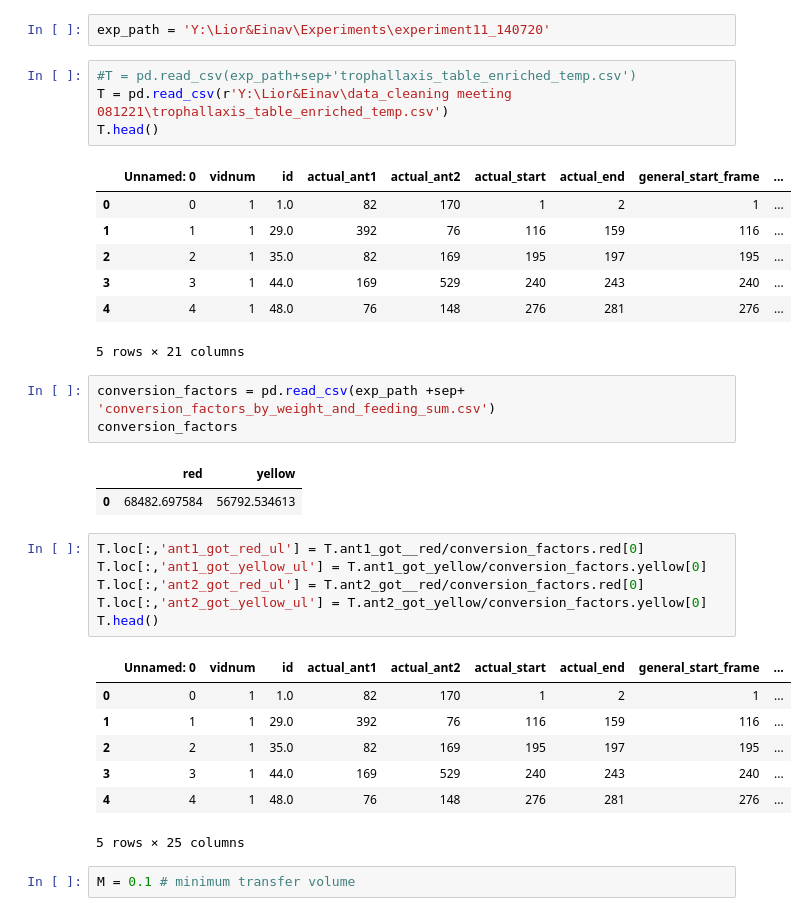
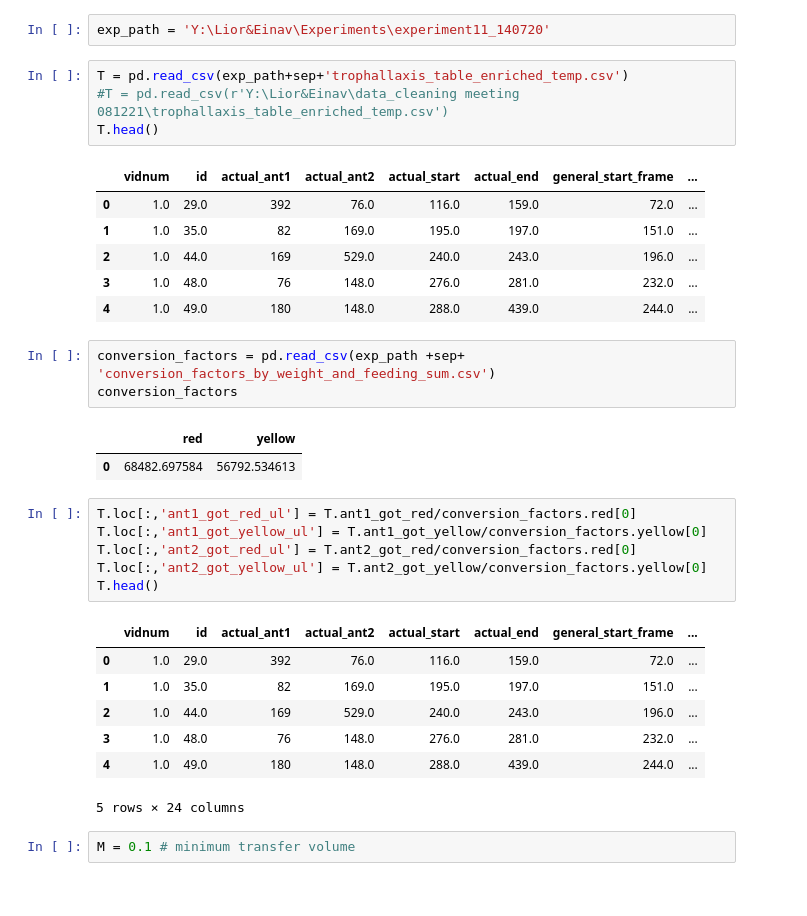
Before and after one commit to liorbalti/TwoColorAnts, a Jupyter notebook: Interaction measurements statistics.ipynb, the cells around one changed output. Saved outputs shown, nothing was run; the diff lists cells and outputs as text.

```diff
--- a/Interaction measurements statistics.ipynb
+++ b/Interaction measurements statistics.ipynb
@@ -7,17 +7,16 @@ import seaborn as sns
 # %%
 exp_path = 'Y:\Lior&Einav\Experiments\experiment11_140720'
 # %%
-#T = pd.read_csv(exp_path+sep+'trophallaxis_table_enriched_temp.csv')
-T = pd.read_csv(r'Y:\Lior&Einav\data_cleaning meeting 081221\trophallaxis_table_enriched_temp.csv')
+T = pd.read_csv(exp_path+sep+'trophallaxis_table_enriched_temp.csv')
+#T = pd.read_csv(r'Y:\Lior&Einav\data_cleaning meeting 081221\trophallaxis_table_enriched_temp.csv')
 T.head()
 # %% [output]
-|  | Unnamed: 0 | vidnum | id | actual_ant1 | actual_ant2 | actual_start | actual_end | general_start_frame | ... |
-| 0 | 0 | 1 | 1.0 | 82 | 170 | 1 | 2 | 1 | ... |
-| 1 | 1 | 1 | 29.0 | 392 | 76 | 116 | 159 | 116 | ... |
-| 2 | 2 | 1 | 35.0 | 82 | 169 | 195 | 197 | 195 | ... |
-| 3 | 3 | 1 | 44.0 | 169 | 529 | 240 | 243 | 240 | ... |
-| 4 | 4 | 1 | 48.0 | 76 | 148 | 276 | 281 | 276 | ... |
+|  | vidnum | id | actual_ant1 | actual_ant2 | actual_start | actual_end | general_start_frame | ... |
+| 0 | 1.0 | 29.0 | 392 | 76.0 | 116.0 | 159.0 | 72.0 | ... |
+| 1 | 1.0 | 35.0 | 82 | 169.0 | 195.0 | 197.0 | 151.0 | ... |
+| 2 | 1.0 | 44.0 | 169 | 529.0 | 240.0 | 243.0 | 196.0 | ... |
+| 3 | 1.0 | 48.0 | 76 | 148.0 | 276.0 | 281.0 | 232.0 | ... |
+| 4 | 1.0 | 49.0 | 180 | 148.0 | 288.0 | 439.0 | 244.0 | ... |
-5 rows × 21 columns
 # %%
 conversion_factors = pd.read_csv(exp_path +sep+ 'conversion_factors_by_weight_and_feeding_sum.csv')
 conversion_factors
@@ -25,19 +24,19 @@ conversion_factors
 |  | red | yellow |
 | 0 | 68482.697584 | 56792.534613 |
 # %%
-T.loc[:,'ant1_got_red_ul'] = T.ant1_got__red/conversion_factors.red[0]
+T.loc[:,'ant1_got_red_ul'] = T.ant1_got_red/conversion_factors.red[0]
 T.loc[:,'ant1_got_yellow_ul'] = T.ant1_got_yellow/conversion_factors.yellow[0]
-T.loc[:,'ant2_got_red_ul'] = T.ant2_got__red/conversion_factors.red[0]
+T.loc[:,'ant2_got_red_ul'] = T.ant2_got_red/conversion_factors.red[0]
 T.loc[:,'ant2_got_yellow_ul'] = T.ant2_got_yellow/conversion_factors.yellow[0]
 T.head()
 # %% [output]
-|  | Unnamed: 0 | vidnum | id | actual_ant1 | actual_ant2 | actual_start | actual_end | general_start_frame | ... |
-| 0 | 0 | 1 | 1.0 | 82 | 170 | 1 | 2 | 1 | ... |
-| 1 | 1 | 1 | 29.0 | 392 | 76 | 116 | 159 | 116 | ... |
-| 2 | 2 | 1 | 35.0 | 82 | 169 | 195 | 197 | 195 | ... |
-| 3 | 3 | 1 | 44.0 | 169 | 529 | 240 | 243 | 240 | ... |
-| 4 | 4 | 1 | 48.0 | 76 | 148 | 276 | 281 | 276 | ... |
+|  | vidnum | id | actual_ant1 | actual_ant2 | actual_start | actual_end | general_start_frame | ... |
+| 0 | 1.0 | 29.0 | 392 | 76.0 | 116.0 | 159.0 | 72.0 | ... |
+| 1 | 1.0 | 35.0 | 82 | 169.0 | 195.0 | 197.0 | 151.0 | ... |
+| 2 | 1.0 | 44.0 | 169 | 529.0 | 240.0 | 243.0 | 196.0 | ... |
+| 3 | 1.0 | 48.0 | 76 | 148.0 | 276.0 | 281.0 | 232.0 | ... |
+| 4 | 1.0 | 49.0 | 180 | 148.0 | 288.0 | 439.0 | 244.0 | ... |
-5 rows × 25 columns
+5 rows × 24 columns
 # %%
 M = 0.1 # minimum transfer volume
 # %%
```
Also changed, not shown: parts of 17 cells of this notebook, 4 other files.
